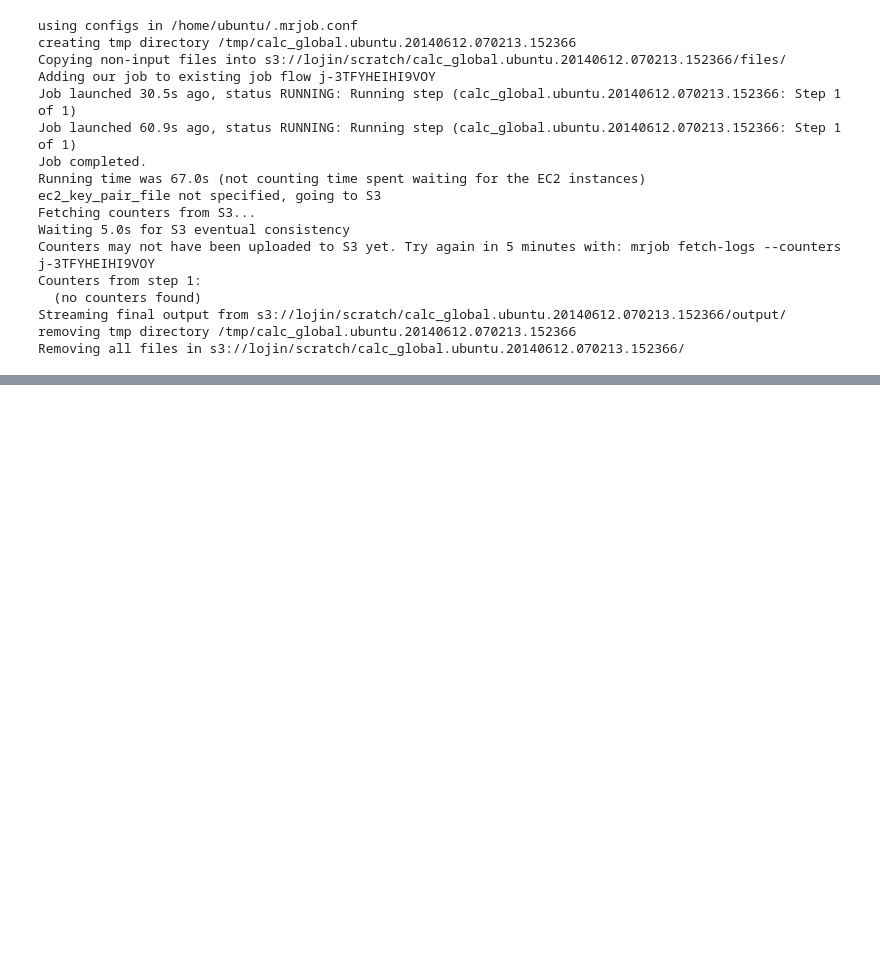
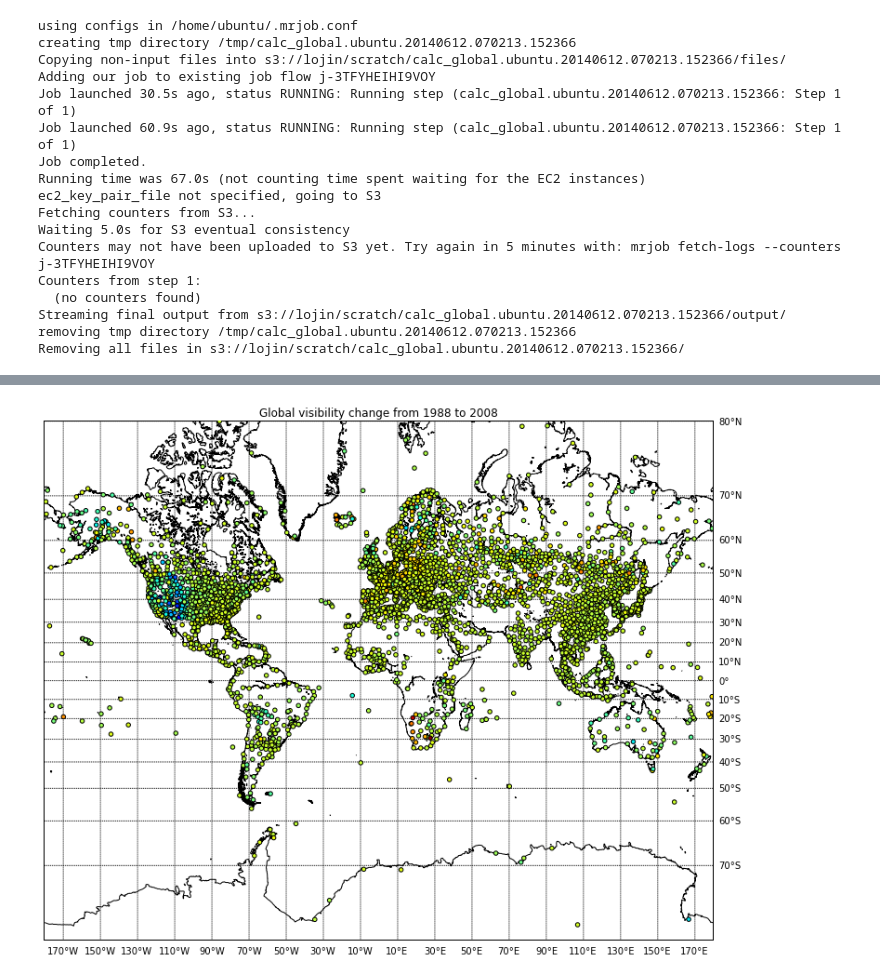
Before and after one commit to stream101/bigdata_final, a Jupyter notebook: 02_Global_Trend.ipynb, the cells around one changed output, grey strips where cells are left out. Drawn from its saved outputs; the diff is of its cells as text; code cells hidden in the pictures; blank space fills up the shorter version.

```diff
--- a/02_Global_Trend.ipynb
+++ b/02_Global_Trend.ipynb
@@ -320,0 +497,23 @@ Removing all files in s3://lojin/scratch/calc_global.ubuntu.20140612.070213.1523
+# %%
+plt.figure(figsize=(15,10),dpi=300)
+m = Basemap(projection='merc',llcrnrlat=latsmin,urcrnrlat=latsmax,\
+            llcrnrlon=lonmin,urcrnrlon=lonmax,lat_ts=20,resolution='i')
+m.drawcoastlines()
+
+# draw parallels and meridians.
+parallels = np.arange(-80,81,10.)
+# labels = [left,right,top,bottom]
+m.drawparallels(parallels,labels=[False,True,True,False])
+meridians = np.arange(10.,351.,20.)
+m.drawmeridians(meridians,labels=[True,False,False,True])
+
+
+# draw map with markers for locations
+colors=visib_change
+x,y=m(lons,lats)
+m.scatter(x,y,20,marker="o",c=colors,zorder=10)
+
+plt.title('Global visibility change from 1988 to 2008')
+plt.show()
+# %% [output]
+[figure, added]
```
Also changed, not shown: parts of 4 cells of this notebook.
